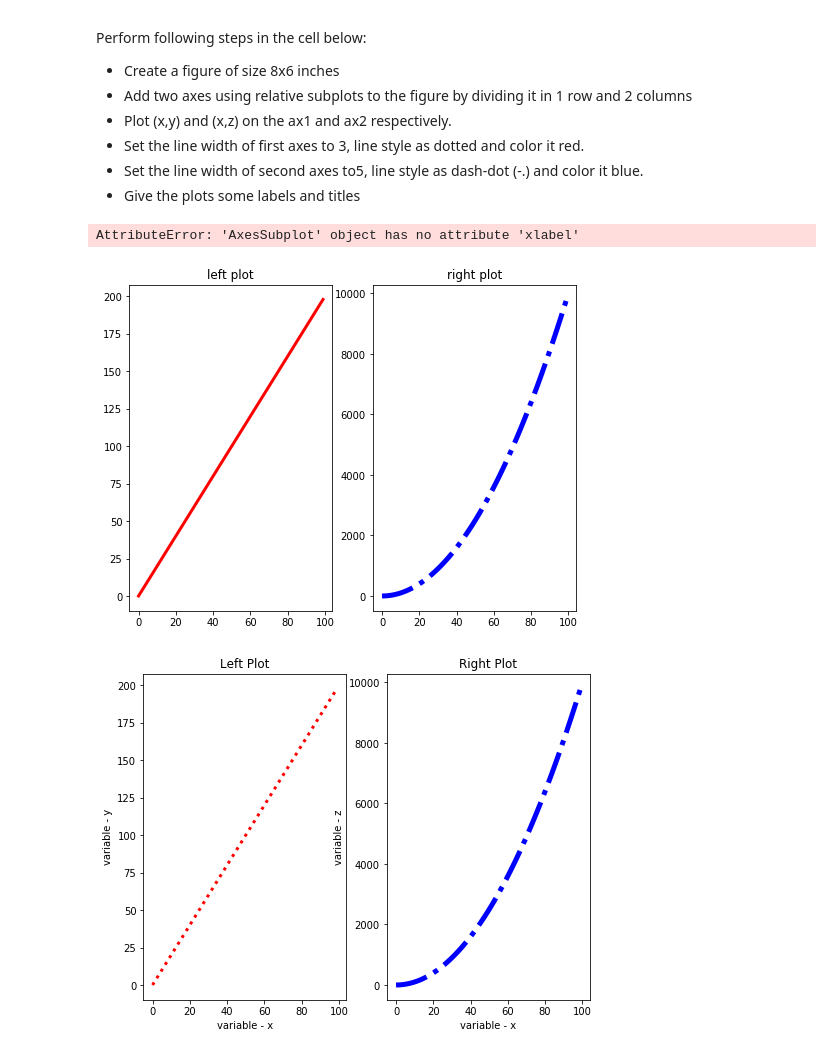
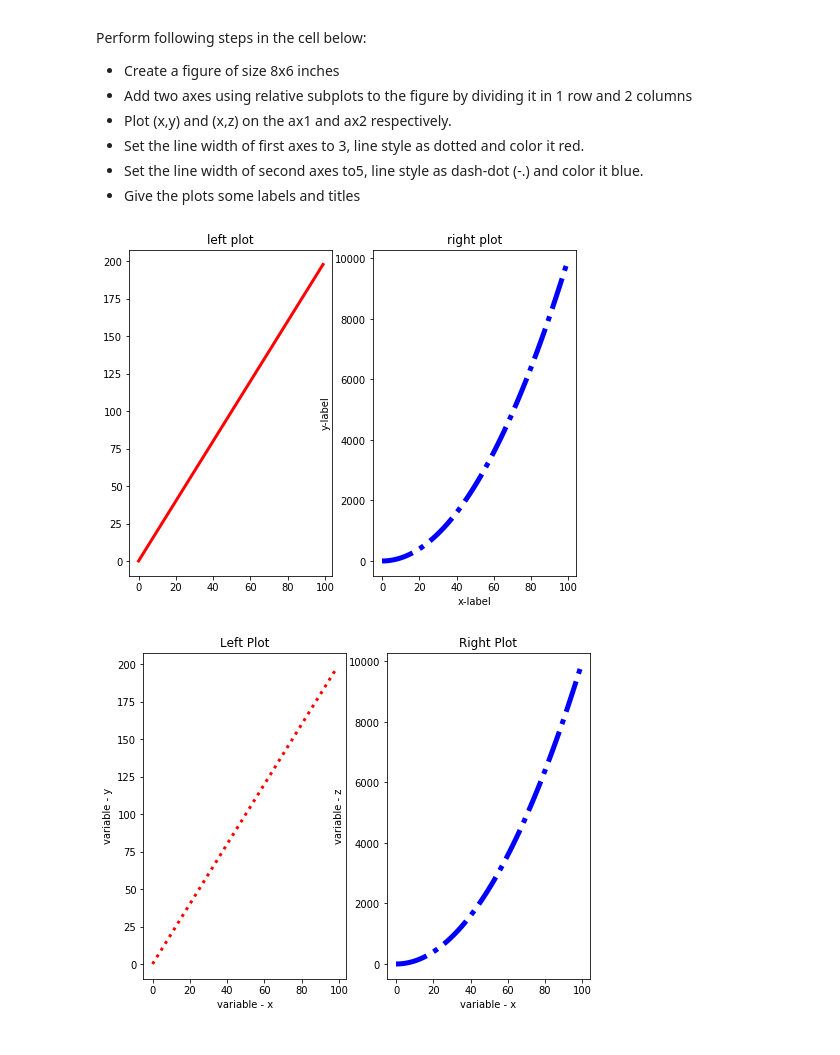
Before and after one commit to kevintheduu/dsc-1-03-13-customizing-visualizations-with-matplotlib-lab-seattle-ds-career-040119, a Jupyter notebook: index.ipynb, the cells around one changed output. Drawn from its saved outputs; the diff is of its cells as text; code cells hidden in the pictures.

```diff
--- a/index.ipynb
+++ b/index.ipynb
@@ -147,21 +147,20 @@ Perform following steps in the cell below:
 # %%
 fig = plt.figure(figsize=(8,6))
 ax = fig.add_subplot(121)
 
 ax2 = fig.add_subplot(122)
 
 ax.plot(x,y,color='red',linewidth=3,linestyle = "-")
 ax.set_title("left plot")
 
 ax2.plot(x,z,color='blue',linewidth=5,linestyle="-.")
 ax2.set_title('right plot')
 ax2.set_xlabel('x-label')
-ax2.seylabel('y-label')
+ax2.set_ylabel('y-label')
 
 plt.show()
 # %% [output]
-AttributeError: 'AxesSubplot' object has no attribute 'xlabel'
-[figure, old version]
+[figure, new version]
 # %%
 # %% [output]
 [figure]
```
